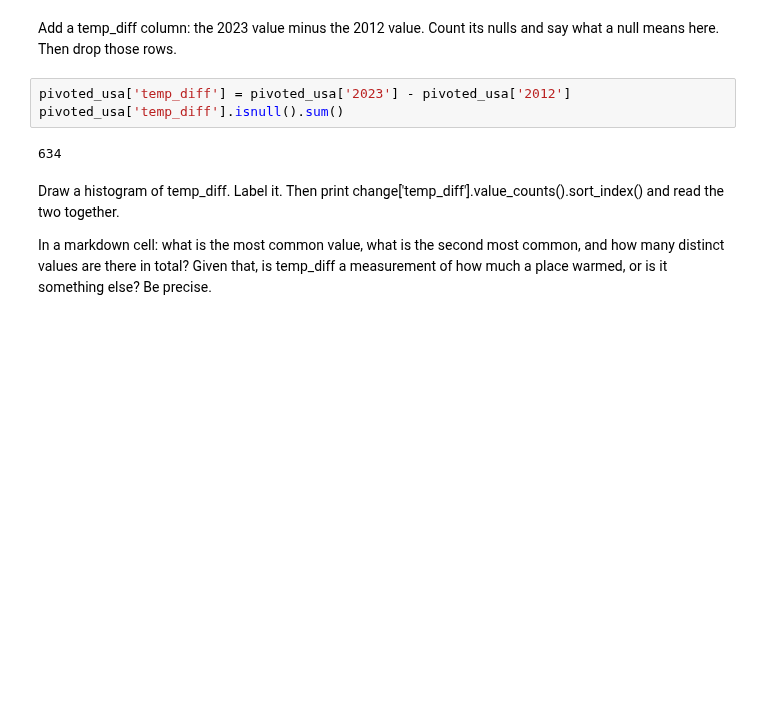
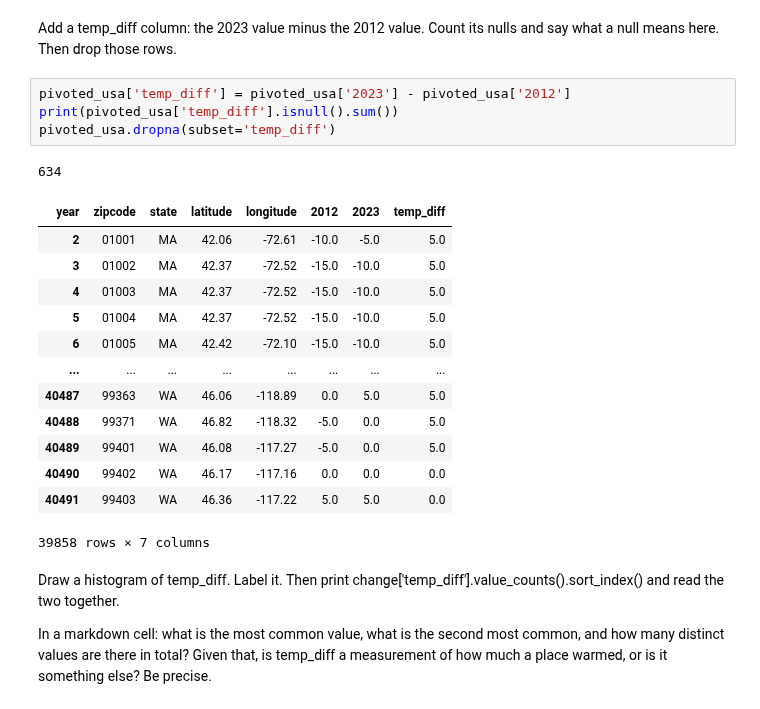
Before and after one commit to olivrwitt/eds217, a Jupyter notebook: day 7/EOD_Day7_Hardiness_Zones.ipynb, the cells around one changed output. Cells and saved outputs as stored; diff of their text form; blank space fills up the shorter version.

```diff
--- a/EOD_Day7_Hardiness_Zones.ipynb
+++ b/day 7/EOD_Day7_Hardiness_Zones.ipynb
@@ -248,9 +248,23 @@ pivoted_usa.shape
 Add a temp_diff column: the 2023 value minus the 2012 value. Count its nulls and say what a null means here. Then drop those rows.
 # %%
 pivoted_usa['temp_diff'] = pivoted_usa['2023'] - pivoted_usa['2012']
-pivoted_usa['temp_diff'].isnull().sum()
+print(pivoted_usa['temp_diff'].isnull().sum())
+pivoted_usa.dropna(subset='temp_diff')
 # %% [output]
 634
+| year | zipcode | state | latitude | longitude | 2012 | 2023 | temp_diff |
+| 2 | 01001 | MA | 42.06 | -72.61 | -10.0 | -5.0 | 5.0 |
+| 3 | 01002 | MA | 42.37 | -72.52 | -15.0 | -10.0 | 5.0 |
+| 4 | 01003 | MA | 42.37 | -72.52 | -15.0 | -10.0 | 5.0 |
+| 5 | 01004 | MA | 42.37 | -72.52 | -15.0 | -10.0 | 5.0 |
+| 6 | 01005 | MA | 42.42 | -72.10 | -15.0 | -10.0 | 5.0 |
+| ... | ... | ... | ... | ... | ... | ... | ... |
+| 40487 | 99363 | WA | 46.06 | -118.89 | 0.0 | 5.0 | 5.0 |
+| 40488 | 99371 | WA | 46.82 | -118.32 | -5.0 | 0.0 | 5.0 |
+| 40489 | 99401 | WA | 46.08 | -117.27 | -5.0 | 0.0 | 5.0 |
+| 40490 | 99402 | WA | 46.17 | -117.16 | 0.0 | 0.0 | 0.0 |
+| 40491 | 99403 | WA | 46.36 | -117.22 | 5.0 | 5.0 | 0.0 |
+39858 rows × 7 columns
 # %% [markdown]
 Draw a histogram of temp_diff. Label it. Then print change['temp_diff'].value_counts().sort_index() and read the two together.
 
```
Also changed, not shown: parts of 11 cells of this notebook, 4 other files.
